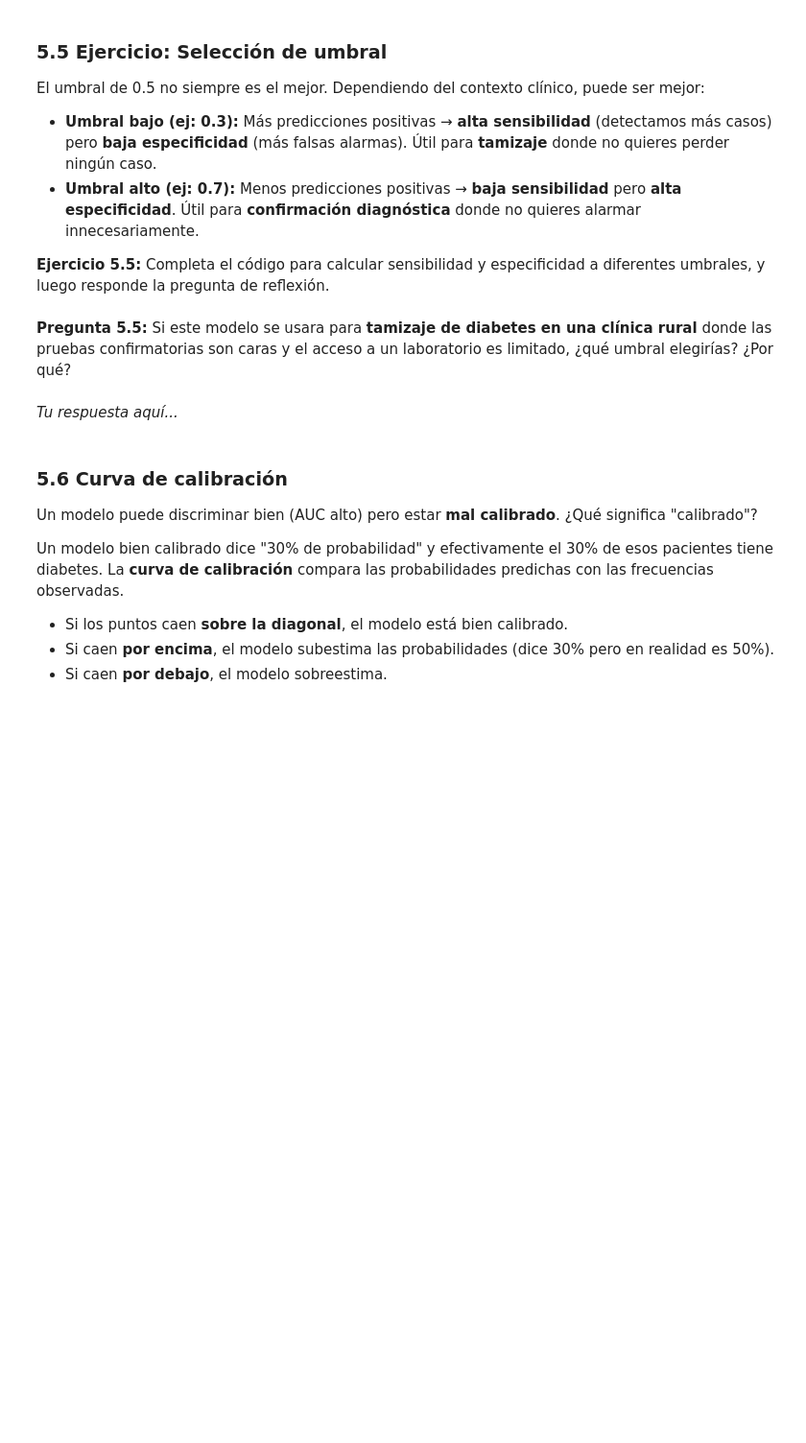
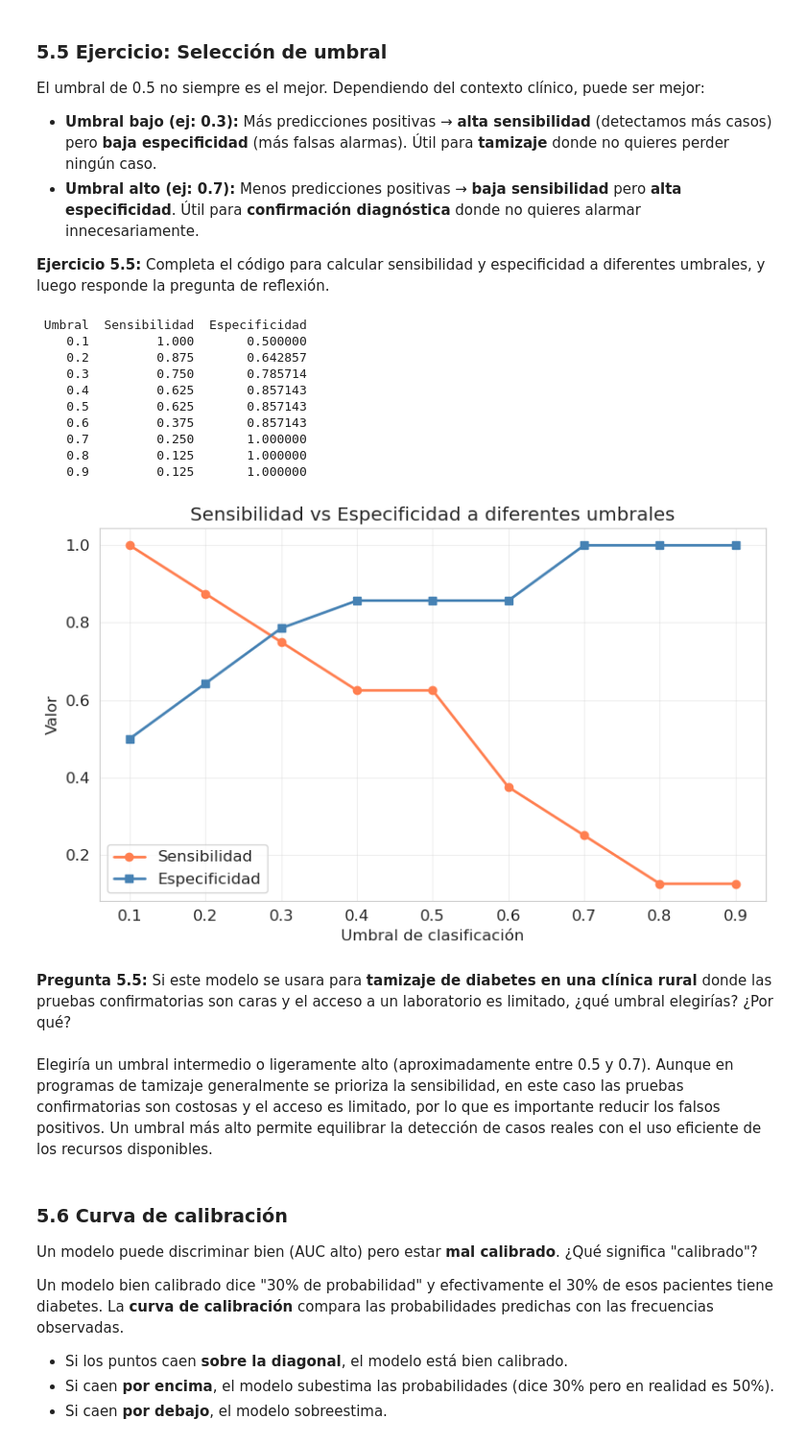
Before and after one commit to uvg-analisis-de-datos-biomedicos/healthdatalab, a Jupyter notebook: labs/lab-4-statistical-modeling/notebooks/Lab04_Modelado_Estadistico.ipynb, the cells around one changed output. Shown at 96% size. Saved outputs shown, nothing was run; the diff lists cells and outputs as text; code cells hidden in the pictures; blank space fills up the shorter version.

```diff
--- a/labs/lab-4-statistical-modeling/notebooks/Lab04_Modelado_Estadistico.ipynb
+++ b/labs/lab-4-statistical-modeling/notebooks/Lab04_Modelado_Estadistico.ipynb
@@ -1328,39 +1328,50 @@ for threshold in thresholds:
     # Calculamos la matriz de confusión
     # confusion_matrix retorna: [[VN, FP], [FN, VP]]
     cm = confusion_matrix(y_test, y_pred_t)
     vn, fp, fn, vp = cm.ravel()
 
     # Sensibilidad = VP / (VP + FN)
     sensitivity = vp / (vp + fn) if (vp + fn) > 0 else 0
 
     # Especificidad = VN / (VN + FP)
     # TU CÓDIGO AQUÍ: calcula la especificidad
-    specificity = 0  # ← reemplaza esto
-
+    specificity = vn / (vn + fp) if (vn + fp) > 0 else 0
     results.append({
         'Umbral': threshold,
         'Sensibilidad': sensitivity,
         'Especificidad': specificity
     })
 
 results_df = pd.DataFrame(results)
 print(results_df.to_string(index=False))
 
 # Graficar
 plt.figure(figsize=(8, 5))
 plt.plot(results_df['Umbral'], results_df['Sensibilidad'], 'o-', color='coral', label='Sensibilidad', linewidth=2)
 plt.plot(results_df['Umbral'], results_df['Especificidad'], 's-', color='steelblue', label='Especificidad', linewidth=2)
 plt.xlabel('Umbral de clasificación')
 plt.ylabel('Valor')
 plt.title('Sensibilidad vs Especificidad a diferentes umbrales')
 plt.legend()
 plt.grid(True, alpha=0.3)
 plt.tight_layout()
 plt.show()
+# %% [output]
+ Umbral  Sensibilidad  Especificidad
+    0.1         1.000       0.500000
+    0.2         0.875       0.642857
+    0.3         0.750       0.785714
+    0.4         0.625       0.857143
+    0.5         0.625       0.857143
+    0.6         0.375       0.857143
+    0.7         0.250       1.000000
+    0.8         0.125       1.000000
+    0.9         0.125       1.000000
+[figure, added]
 # %% [markdown]
 **Pregunta 5.5:** Si este modelo se usara para **tamizaje de diabetes en una clínica rural** donde las pruebas confirmatorias son caras y el acceso a un laboratorio es limitado, ¿qué umbral elegirías? ¿Por qué?
 # %% [markdown]
-*Tu respuesta aquí...*
+Elegiría un umbral intermedio o ligeramente alto (aproximadamente entre 0.5 y 0.7). Aunque en programas de tamizaje generalmente se prioriza la sensibilidad, en este caso las pruebas confirmatorias son costosas y el acceso es limitado, por lo que es importante reducir los falsos positivos. Un umbral más alto permite equilibrar la detección de casos reales con el uso eficiente de los recursos disponibles.
 # %% [markdown]
 ### 5.6 Curva de calibración
 
```
Also changed, not shown: parts of 13 cells of this notebook.
